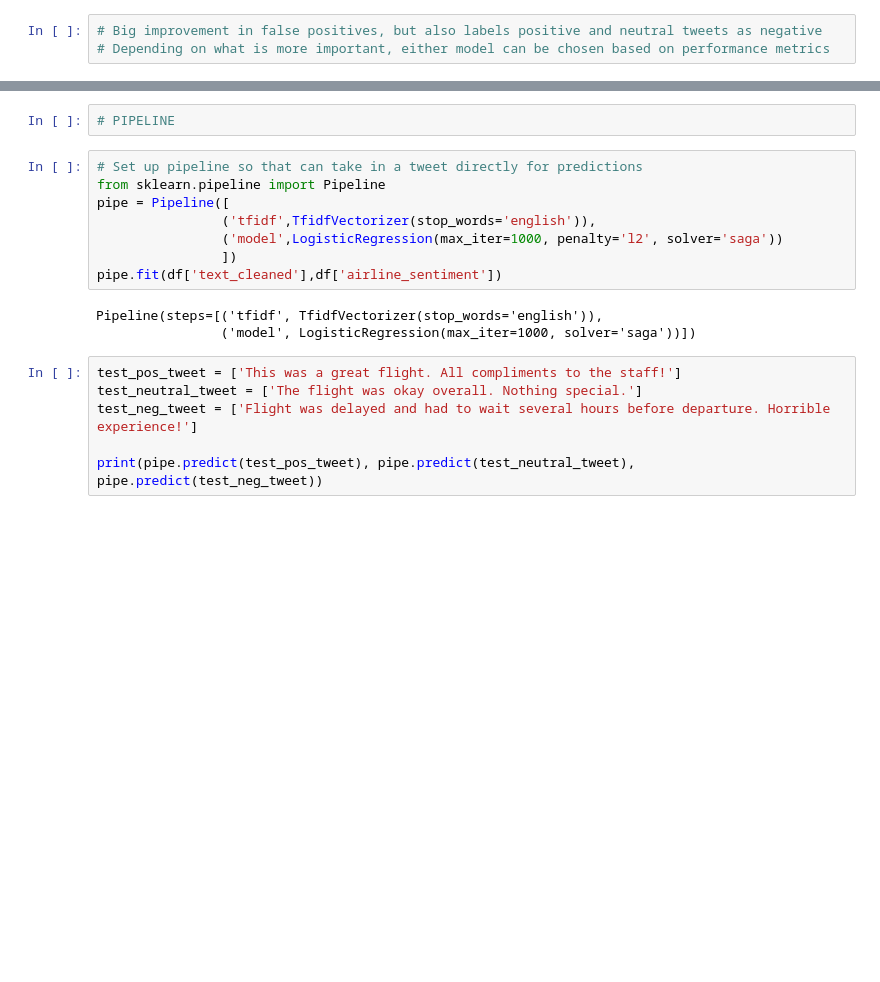
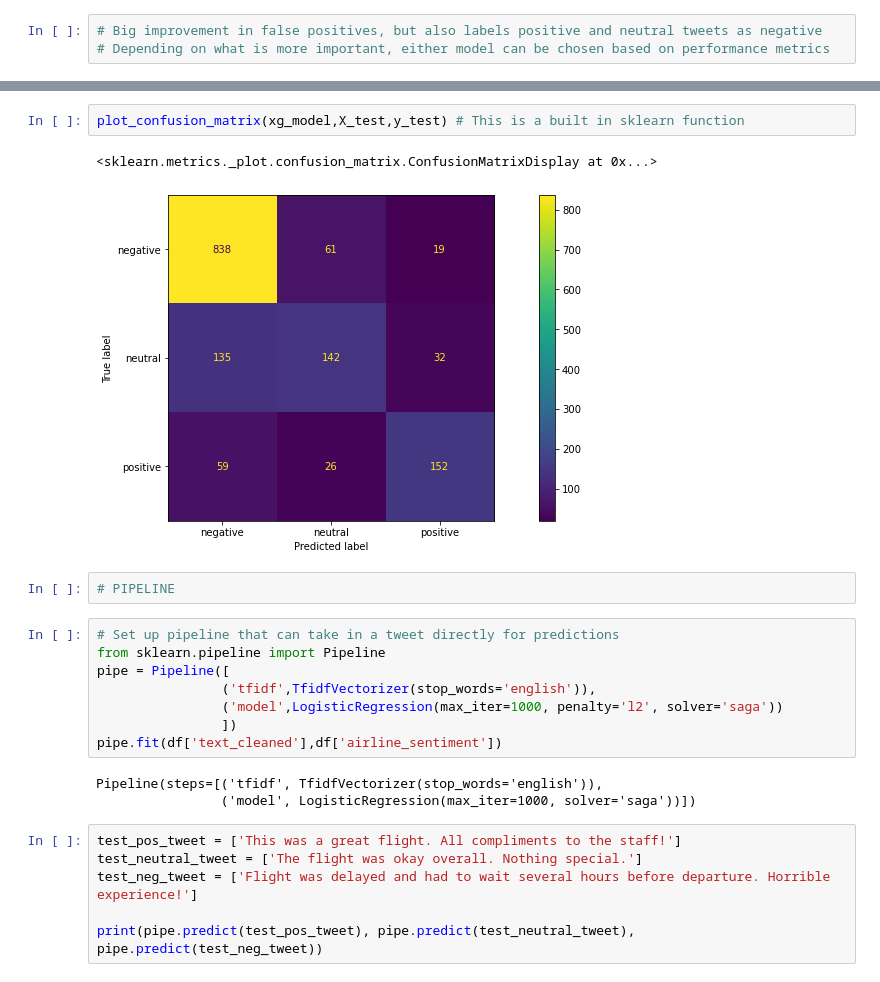
Before and after one commit to nimaim/metis-sensitivity-analysis, a Jupyter notebook: metis_intro_ds_project.ipynb, the cells around one changed output, grey strips where cells are left out. Drawn from its saved outputs; the diff is of its cells as text; blank space fills up the shorter version.

```diff
--- a/metis_intro_ds_project.ipynb
+++ b/metis_intro_ds_project.ipynb
@@ -673,7 +753,12 @@ plot_confusion_matrix(nb_model,X_test,y_test) # This is a built in sklearn funct
+# %%
+plot_confusion_matrix(xg_model,X_test,y_test) # This is a built in sklearn function
+# %% [output]
+<sklearn.metrics._plot.confusion_matrix.ConfusionMatrixDisplay at 0x...>
+[figure, added]
 # %%
 # PIPELINE
 # %%
-# Set up pipeline so that can take in a tweet directly for predictions
+# Set up pipeline that can take in a tweet directly for predictions
 from sklearn.pipeline import Pipeline
 pipe = Pipeline([
                 ('tfidf',TfidfVectorizer(stop_words='english')),
```
Also changed, not shown: parts of 12 cells of this notebook.
